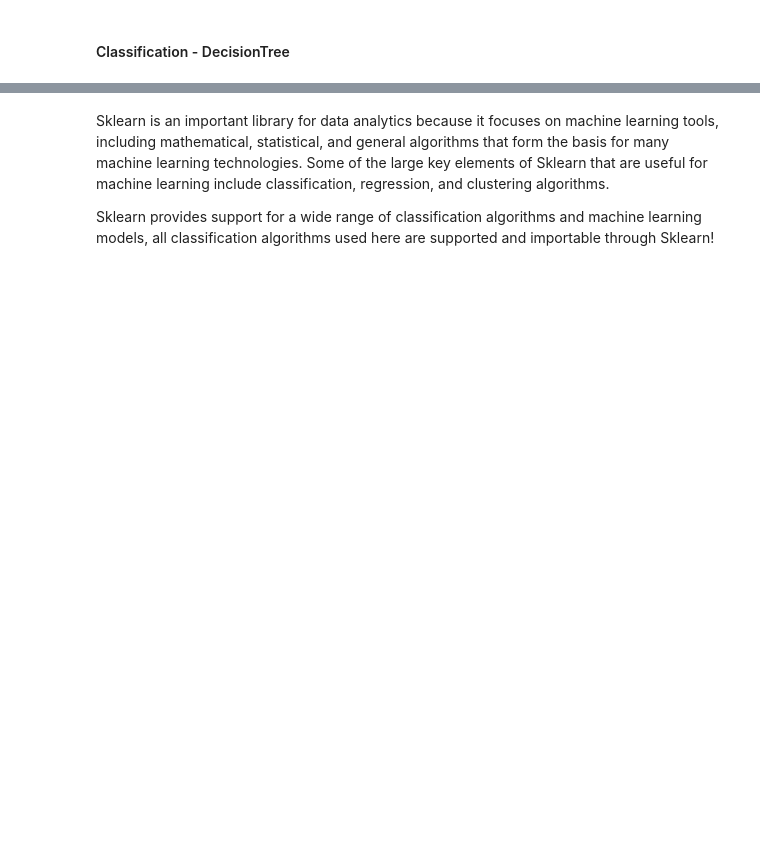
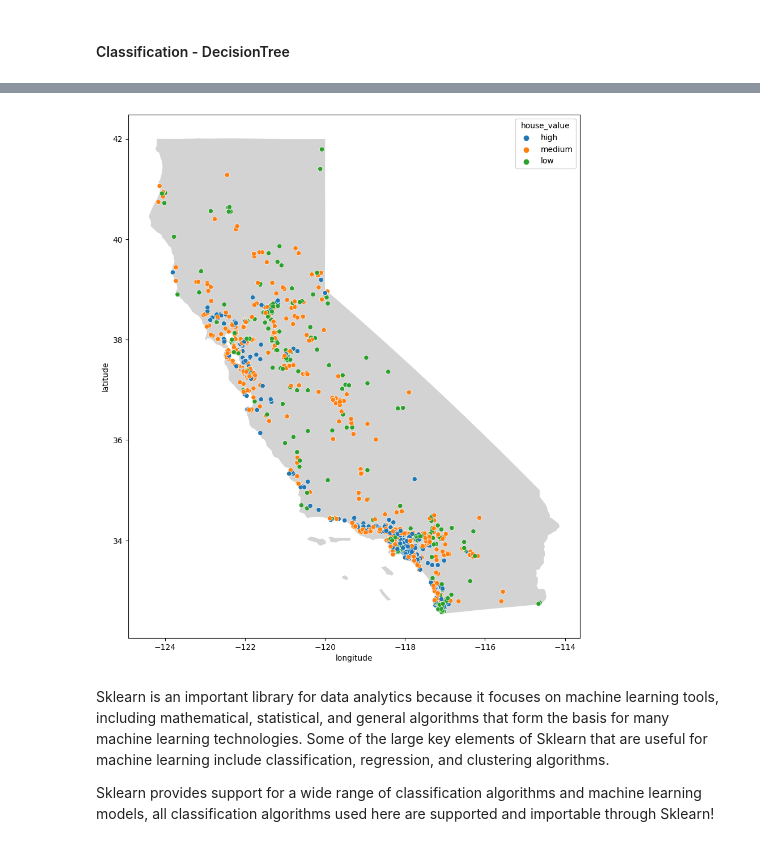
Before and after one commit to chris-hoertnagl/AI-Dojo, a Jupyter notebook: Basics/Ai_Workshop.ipynb, the cells around one changed output, grey strips where cells are left out. Drawn from its saved outputs; the diff is of its cells as text; code cells hidden in the pictures; blank space fills up the shorter version.

```diff
--- a/Basics/Ai_Workshop.ipynb
+++ b/Basics/Ai_Workshop.ipynb
@@ -417,3 +460,7 @@ dtc_model.score(X_test, y_test)
+# %%
+plot_eval_map(X_test, dtc_model.predict(X_test), y_test["house_value"])
+# %% [output]
+[figure, added]
 # %%
 # TODO explain sklearn and functions needed
 # %% [markdown]
```
Also changed, not shown: parts of 26 cells of this notebook.
